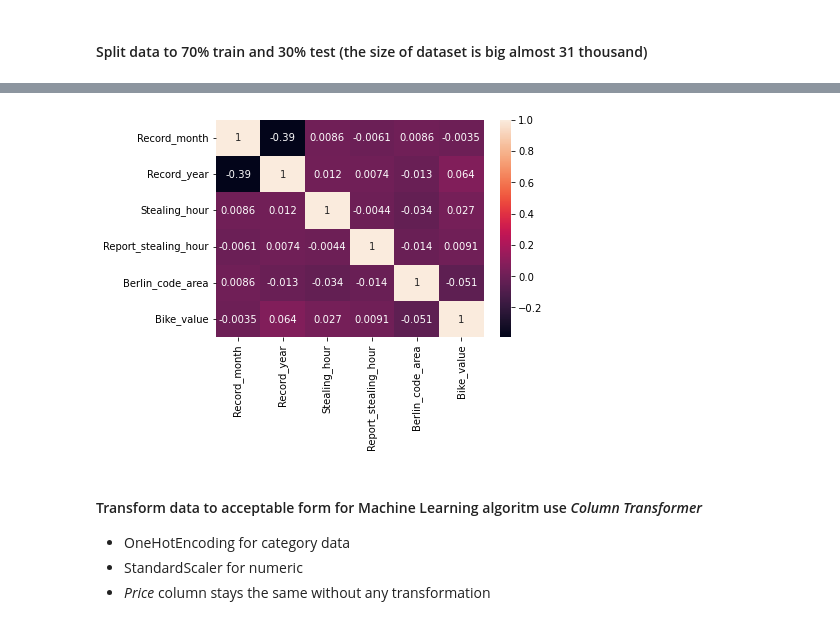
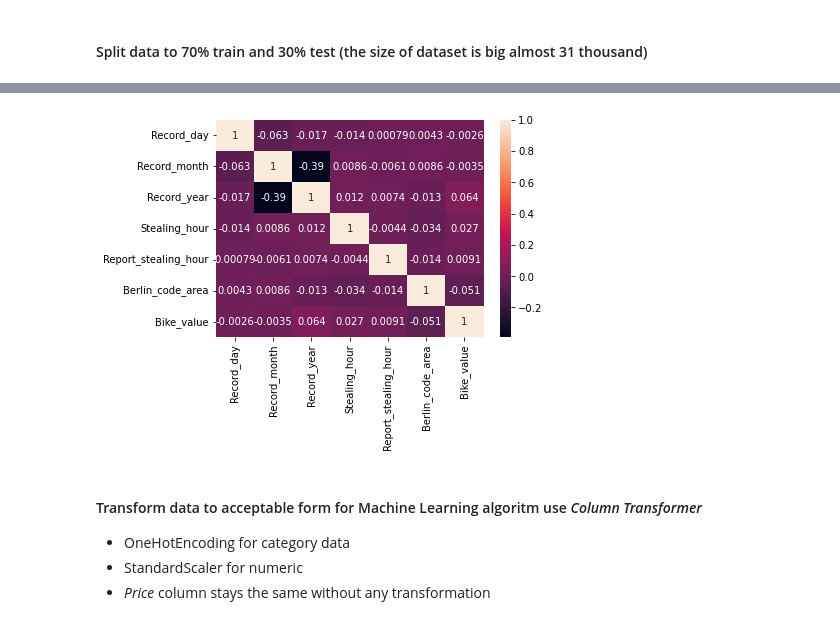
Before and after one commit to MSI17819/Berlin_bike_theft_prediction, a Jupyter notebook: Berlin_bike_thief_analysis_and_prediction.ipynb, the cells around one changed output, grey strips where cells are left out. Saved outputs shown, nothing was run; the diff lists cells and outputs as text; code cells hidden in the pictures.

```diff
--- a/Berlin_bike_thief_analysis_and_prediction.ipynb
+++ b/Berlin_bike_thief_analysis_and_prediction.ipynb
@@ -155,8 +171,8 @@ df.drop(["Record_date"], axis=1, inplace=True)
 # %% [markdown]
 #### Change datetime column type to numeric
 # %%
-df['Stealing_date'] = pd.to_numeric(pd.to_datetime(df['Stealing_date']))
-df['Report_stealing_date'] = pd.to_numeric(pd.to_datetime(df['Report_stealing_date']))
+df['Stealing_date'] = pd.to_datetime(df['Stealing_date'])
+df['Report_stealing_date'] = pd.to_datetime(df['Report_stealing_date'])
 # %% [markdown]
 #### Change all column type *object* to DataFrame *category*
 # %%
@@ -212,7 +258,7 @@ sns.heatmap(corr,
 # %%
-sns.heatmap(df_copy.corr(), annot=True);
+sns.heatmap(df.corr(), annot=True);
 # %% [output]
-[figure, old version]
+[figure, new version]
 # %% [markdown]
 #### Transform data to acceptable form for Machine Learning algoritm use *Column Transformer*
 - OneHotEncoding for category data
```
Also changed, not shown: parts of 17 cells of this notebook, 2 other files.
